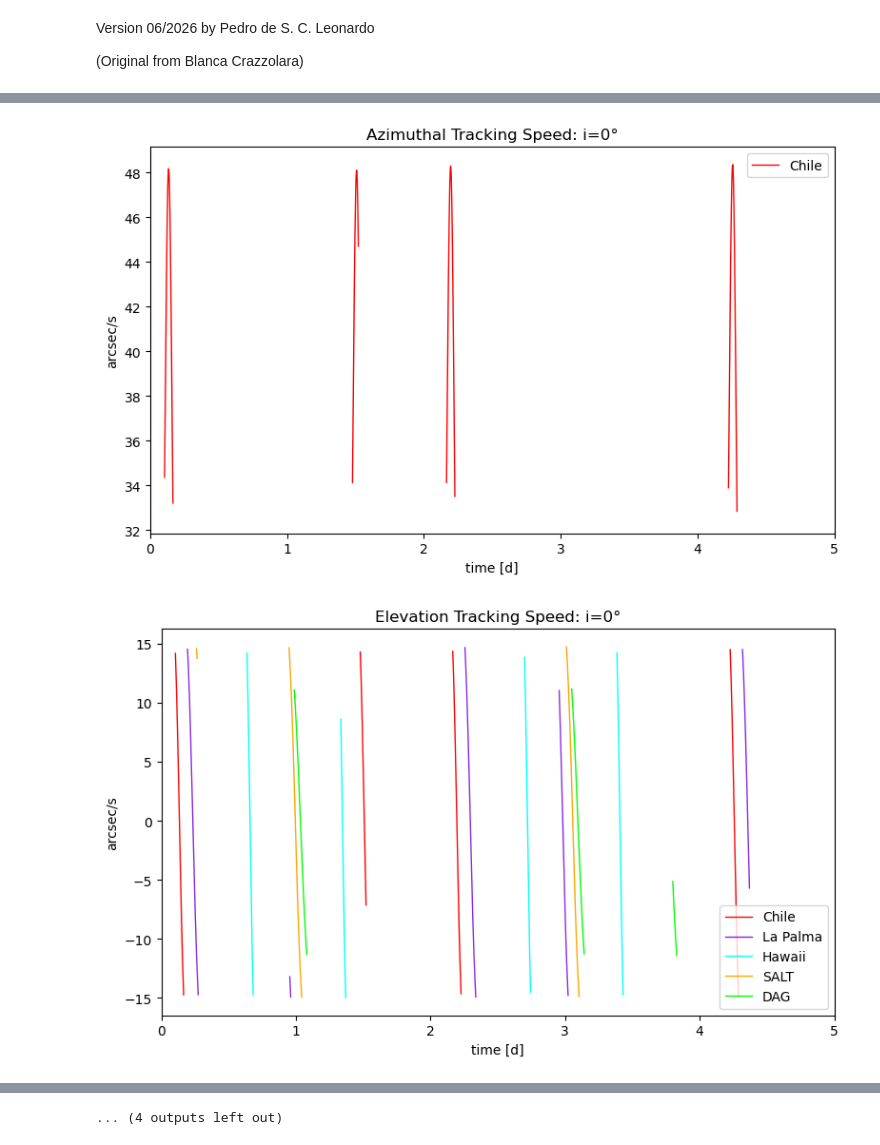
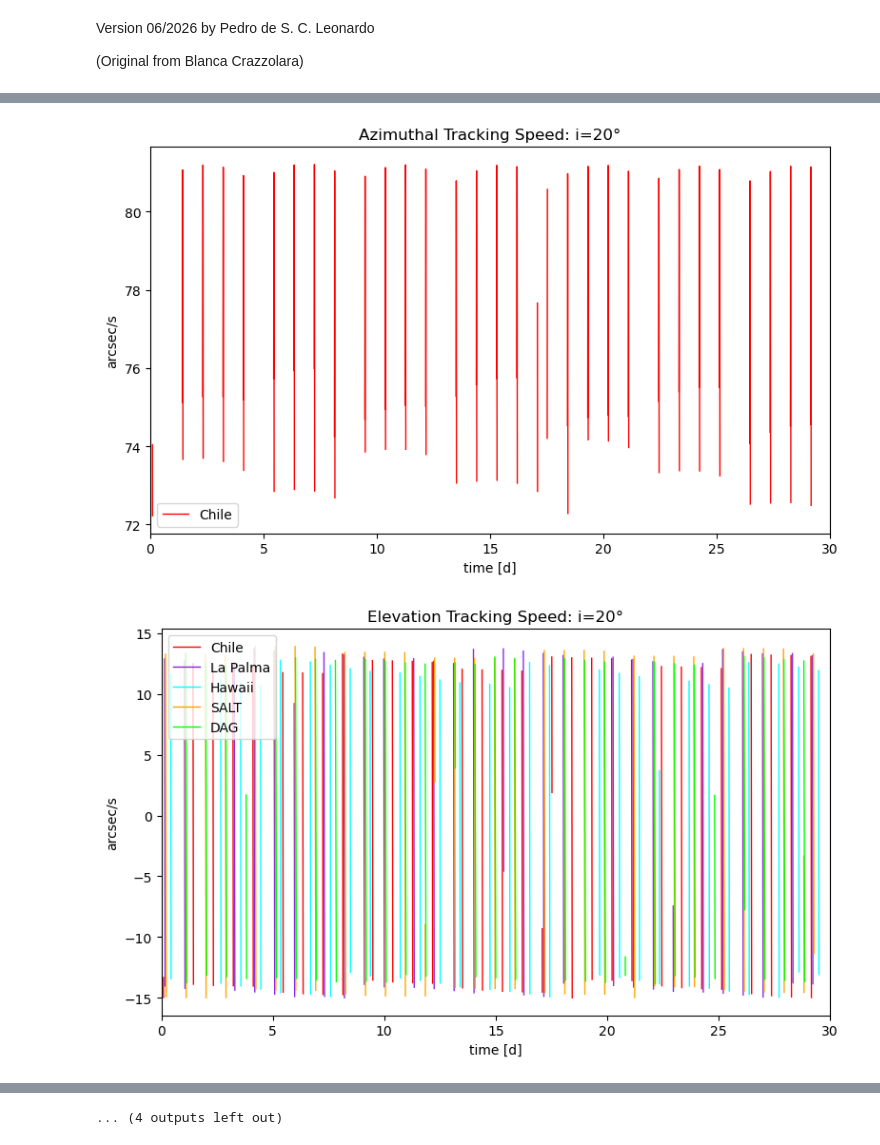
Before and after one commit to pscleo/NuAncestor, a Jupyter notebook: FreeFlyer/plotting.ipynb, the cells around one changed output, grey strips where cells are left out. Saved outputs shown, nothing was run; the diff lists cells and outputs as text; code cells hidden in the pictures.

Commit message:
added analysis of old vs new requirements and analysis of inclination differences

```diff
--- a/FreeFlyer/plotting.ipynb
+++ b/FreeFlyer/plotting.ipynb
@@ -17,11 +17,11 @@ from pathlib import Path
 # Choose whether to save the figures or not
 # Choose whether to show the requirement thresholds or not
 
-inclination = 0  # eg. 0, 20, or 40
+inclination = 20  # eg. 0, 20, or 40
 savefig = False
 show_requirements = False
 
-folder = f"Results_i{inclination}/"
+folder = "All_Results/RelaxedParamsCompared/Results_a19300_newParams"
 # %%
 colors = ['r', 'blueviolet', 'cyan', 'orange', 'lime']
 label = ["Chile", "La Palma", "Hawaii", "SALT", "DAG"]
@@ -165,7 +165,7 @@ def plotting(folder, filepath, title, ylabel, cols, saving_name, xlim, inclinati
             plt.savefig(plots_folder / "Acceleration.png", dpi=300, bbox_inches="tight")
         plt.show()
 # %%
-xlim = [0,5]
+xlim = [0,30]
 
 plotting(folder,"ContactDuration.txt", "Contact Duration", "time[h]", [0,1,2,3,4], "ContactTime.png", xlim, inclination, savefig, show_requirements)
 plotting(folder,"ContactDuration.txt", "Contact Duration", "time[h]", [0], "ContactTimeChile.png", xlim, inclination, savefig, show_requirements)
@@ -190,2 +190,2 @@ plotting(folder,"Distances.txt", "Distance", "km", [0,1,2,3,4], "Distance.png",
-[figure, old version]
+[figure, new version]
-[figure, old version]
+[figure, new version]
```
Also changed, not shown: parts of 2 cells of this notebook, 13 other files.
